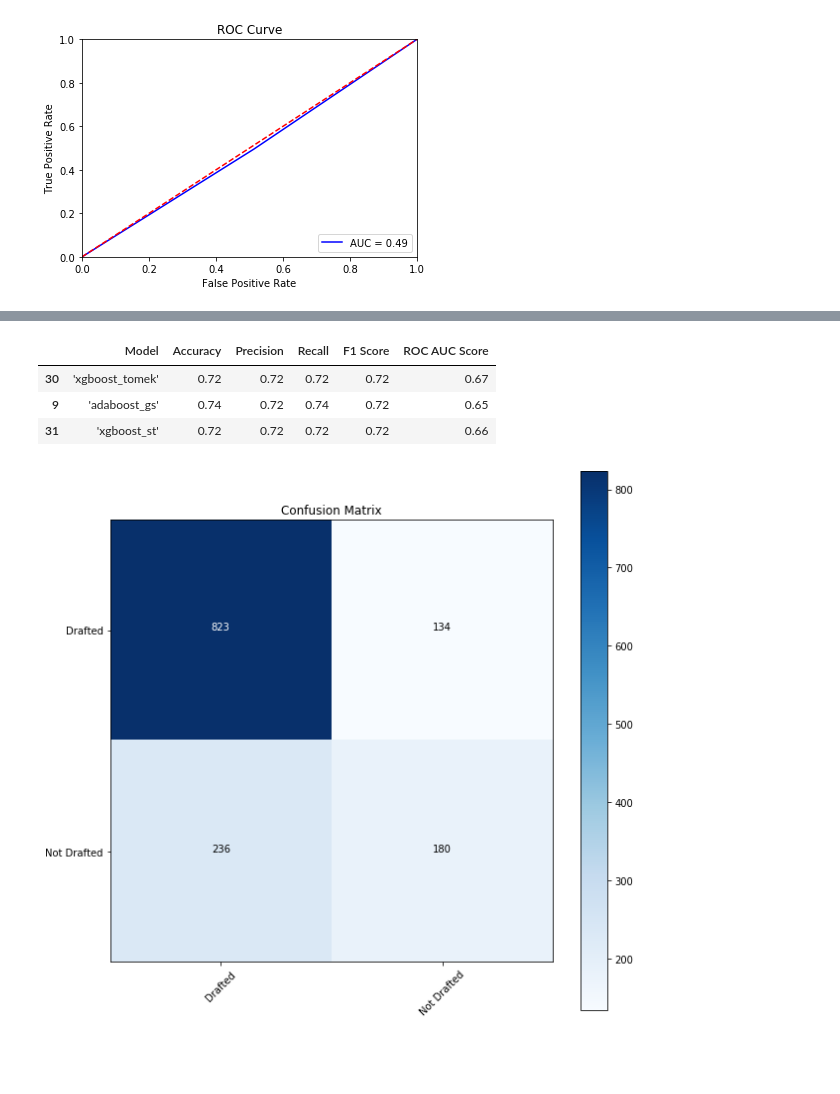
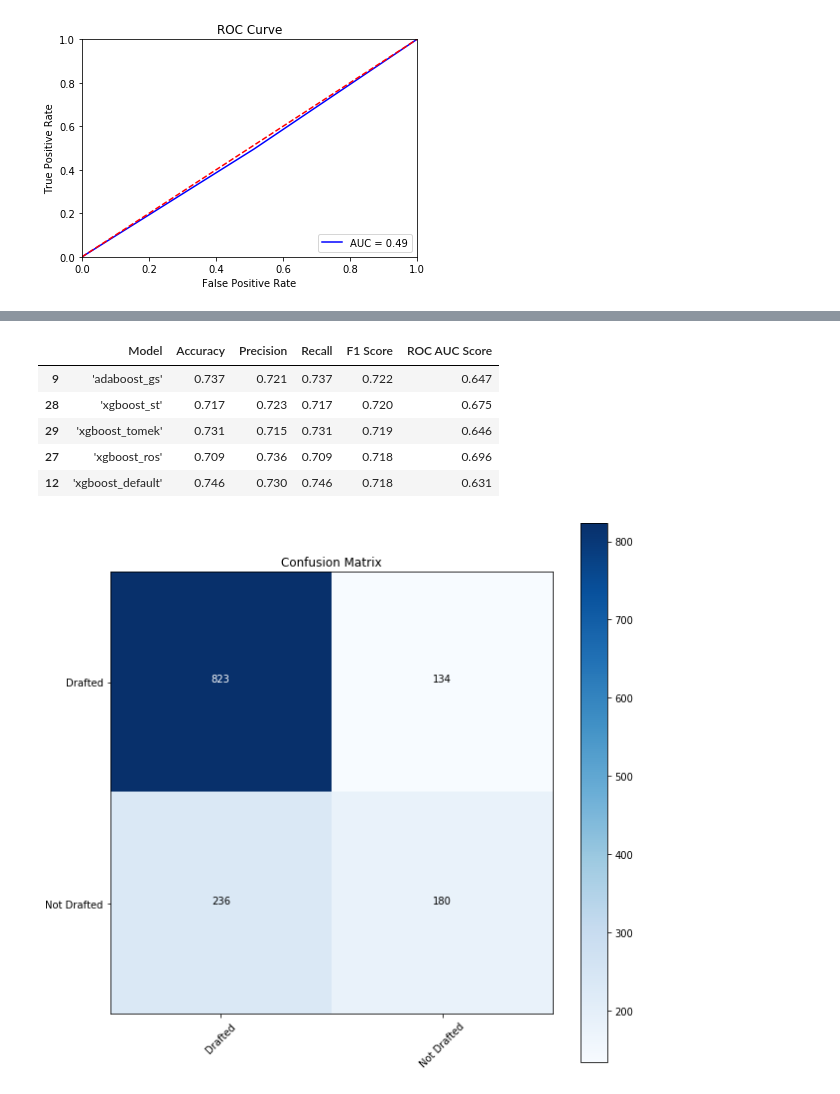
Before and after one commit to mcerow/pick_me, a Jupyter notebook: modeling_v3.ipynb, the cells around one changed output, grey strips where cells are left out. Drawn from its saved outputs; the diff is of its cells as text; code cells hidden in the pictures; blank space fills up the shorter version.

```diff
--- a/modeling_v3.ipynb
+++ b/modeling_v3.ipynb
@@ -39,7 +40,7 @@ from imblearn.combine import SMOTETomek
 pd.set_option('display.max_columns', None)
 pd.set_option('display.max_rows', None)
 # setting format for readability
-pd.set_option('display.float_format', lambda x: '%.2f' % x)
+pd.set_option('display.float_format', lambda x: '%.3f' % x)
 # %%
 df = pd.read_pickle('../mod5project/pickle_files/final_data')
 print(df.shape)
@@ -1184,10 +1225,12 @@ plot_auc_curve(base_model, features, target)
 # %%
-summary_df.sort_values('F1 Score', ascending=False)[:3]
+summary_df.sort_values('F1 Score', ascending=False)[:5]
 # %% [output]
 |  | Model | Accuracy | Precision | Recall | F1 Score | ROC AUC Score |
-| 30 | 'xgboost_tomek' | 0.72 | 0.72 | 0.72 | 0.72 | 0.67 |
-| 9 | 'adaboost_gs' | 0.74 | 0.72 | 0.74 | 0.72 | 0.65 |
-| 31 | 'xgboost_st' | 0.72 | 0.72 | 0.72 | 0.72 | 0.66 |
+| 9 | 'adaboost_gs' | 0.737 | 0.721 | 0.737 | 0.722 | 0.647 |
+| 28 | 'xgboost_st' | 0.717 | 0.723 | 0.717 | 0.720 | 0.675 |
+| 29 | 'xgboost_tomek' | 0.731 | 0.715 | 0.731 | 0.719 | 0.646 |
+| 27 | 'xgboost_ros' | 0.709 | 0.736 | 0.709 | 0.718 | 0.696 |
+| 12 | 'xgboost_default' | 0.746 | 0.730 | 0.746 | 0.718 | 0.631 |
 # %%
 plot_conf_matrix(xgboost_tomek, features, target)
 # %% [output]
```
Also changed, not shown: parts of 56 cells of this notebook.
